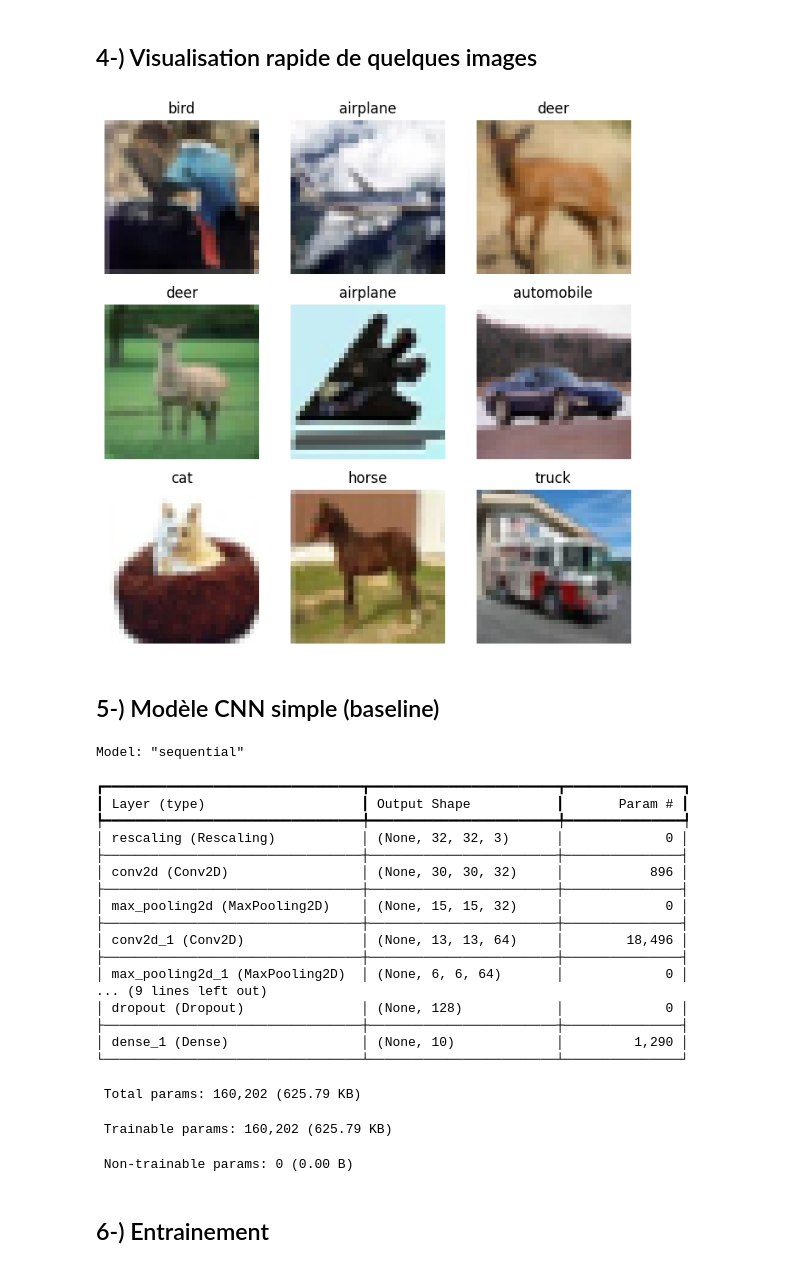
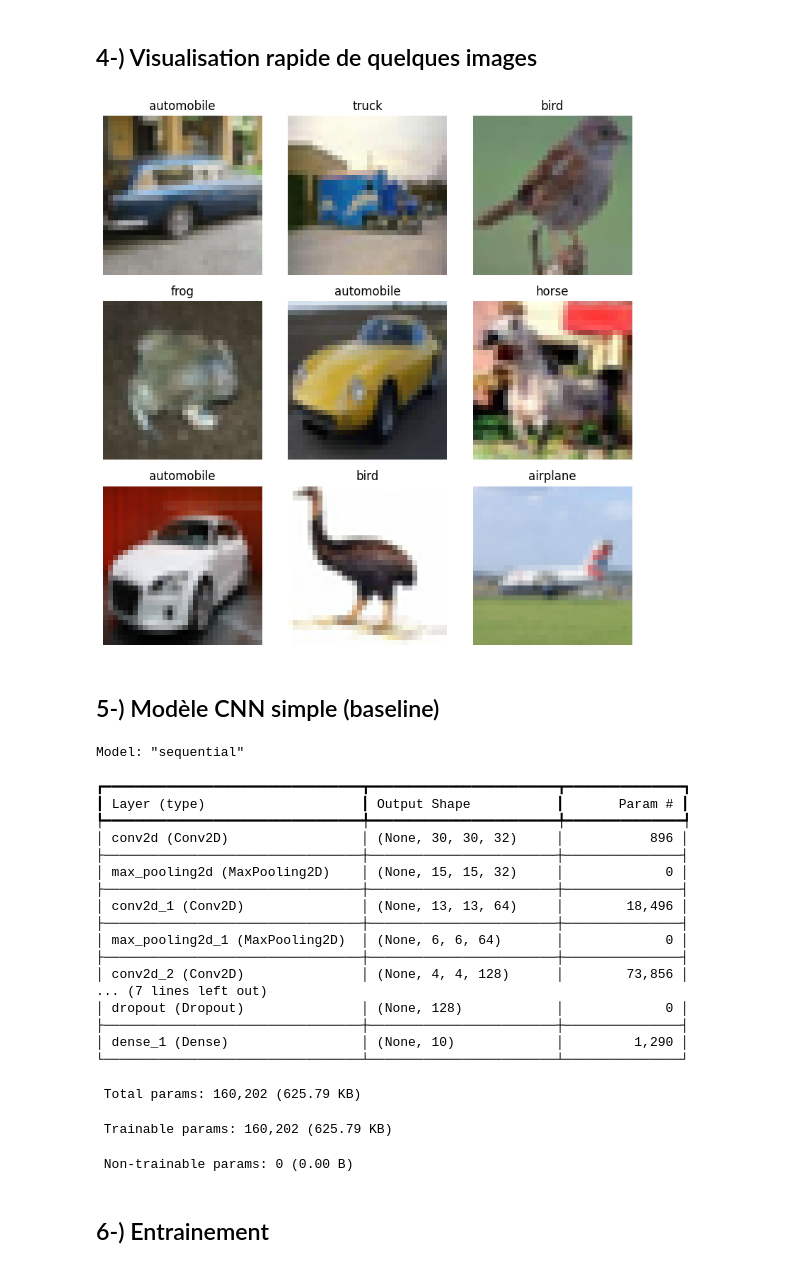
Before and after one commit to Momo3972/deepvision-cifar10-classifier, a Jupyter notebook: 01_cifar10_cnn.ipynb, the cells around one changed output. Cells and saved outputs as stored; diff of their text form; code cells hidden in the pictures.

```diff
--- a/01_cifar10_cnn.ipynb
+++ b/01_cifar10_cnn.ipynb
@@ -83,0 +53,19 @@ Found 10000 files belonging to 10 classes.
+# %%
+import tensorflow as tf
+
+# Numpy -> tf.data.Dataset
+full_train_ds = tf.data.Dataset.from_tensor_slices((x_train, y_train))
+
+# Split train / val (80% / 20%)
+train_size = int(0.8 * len(full_train_ds))
+val_size   = len(full_train_ds) - train_size
+
+train_ds = full_train_ds.take(train_size)
+val_ds   = full_train_ds.skip(train_size)
+
+# Batch + shuffle (comme dans image_dataset_from_directory)
+train_ds = train_ds.shuffle(10000, seed=SEED).batch(BATCH_SIZE)
+val_ds   = val_ds.batch(BATCH_SIZE)
+
+# Dataset de test
+test_ds = tf.data.Dataset.from_tensor_slices((x_test, y_test)).batch(BATCH_SIZE)
@@ -83,0 +74,7 @@ Found 10000 files belonging to 10 classes.
+# %%
+class_names = [
+    "airplane", "automobile", "bird", "cat", "deer",
+    "dog", "frog", "horse", "ship", "truck",
+]
+
+class_names
@@ -98,22 +110,39 @@ test_ds_prep  = prepare(test_ds, shuffle=False)
 # %% [markdown]
 ## 4-) Visualisation rapide de quelques images
 # %%
+# 4-) Visualisation rapide de quelques images
+
 plt.figure(figsize=(8, 8))
+
+# On prend un seul batch du dataset d'entraînement
 for images, labels in train_ds.take(1):
     for i in range(9):
         ax = plt.subplot(3, 3, i + 1)
-        plt.imshow(images[i].numpy().astype("uint8"))
-        plt.title(class_names[labels[i]])
+
+        # images : [0,1] -> [0,255] puis uint8
+        img = (images[i] * 255).numpy().astype("uint8")
+        label_idx = int(labels[i].numpy())
+
+        plt.imshow(img)
+        plt.title(class_names[label_idx])
         plt.axis("off")
+
+plt.tight_layout()
+plt.show()
 # %% [output]
-[figure, old version]
+[figure, new version]
 # %% [markdown]
 ## 5-) Modèle CNN simple (baseline)
 # %%
+# 5-) Modèle CNN simple (baseline) — sans double normalisation
+
 num_classes = len(class_names)
 
-model_cnn = keras.Sequential([
-    layers.Rescaling(1./255, input_shape=IMG_SIZE + (3,)),
+# On n'ajoute PAS de couche Rescaling ici,
+# car x_train / x_test ont déjà été divisés par 255.0 dans la section 2.2
+
+model_cnn = tf.keras.Sequential([
+    tf.keras.layers.Input(shape=IMG_SIZE + (3,)),   # (32, 32, 3)
 
     layers.Conv2D(32, 3, activation="relu"),
     layers.MaxPooling2D(),
@@ -127,6 +156,7 @@ model_cnn = keras.Sequential([
     layers.Flatten(),
     layers.Dense(128, activation="relu"),
     layers.Dropout(0.5),
+
     layers.Dense(num_classes, activation="softmax"),
 ])
 
@@ -142,8 +172,6 @@ Model: "sequential"
 ┏━━━━━━━━━━━━━━━━━━━━━━━━━━━━━━━━━┳━━━━━━━━━━━━━━━━━━━━━━━━┳━━━━━━━━━━━━━━━┓
 ┃ Layer (type)                    ┃ Output Shape           ┃       Param # ┃
 ┡━━━━━━━━━━━━━━━━━━━━━━━━━━━━━━━━━╇━━━━━━━━━━━━━━━━━━━━━━━━╇━━━━━━━━━━━━━━━┩
-│ rescaling (Rescaling)           │ (None, 32, 32, 3)      │             0 │
-├─────────────────────────────────┼────────────────────────┼───────────────┤
 │ conv2d (Conv2D)                 │ (None, 30, 30, 32)     │           896 │
 ├─────────────────────────────────┼────────────────────────┼───────────────┤
 │ max_pooling2d (MaxPooling2D)    │ (None, 15, 15, 32)     │             0 │
@@ -151,7 +179,9 @@ Model: "sequential"
 │ conv2d_1 (Conv2D)               │ (None, 13, 13, 64)     │        18,496 │
 ├─────────────────────────────────┼────────────────────────┼───────────────┤
 │ max_pooling2d_1 (MaxPooling2D)  │ (None, 6, 6, 64)       │             0 │
-... (9 lines left out)
+├─────────────────────────────────┼────────────────────────┼───────────────┤
+│ conv2d_2 (Conv2D)               │ (None, 4, 4, 128)      │        73,856 │
+... (7 lines left out)
 │ dropout (Dropout)               │ (None, 128)            │             0 │
 ├─────────────────────────────────┼────────────────────────┼───────────────┤
 │ dense_1 (Dense)                 │ (None, 10)             │         1,290 │
```
Also changed, not shown: parts of 39 cells of this notebook.
